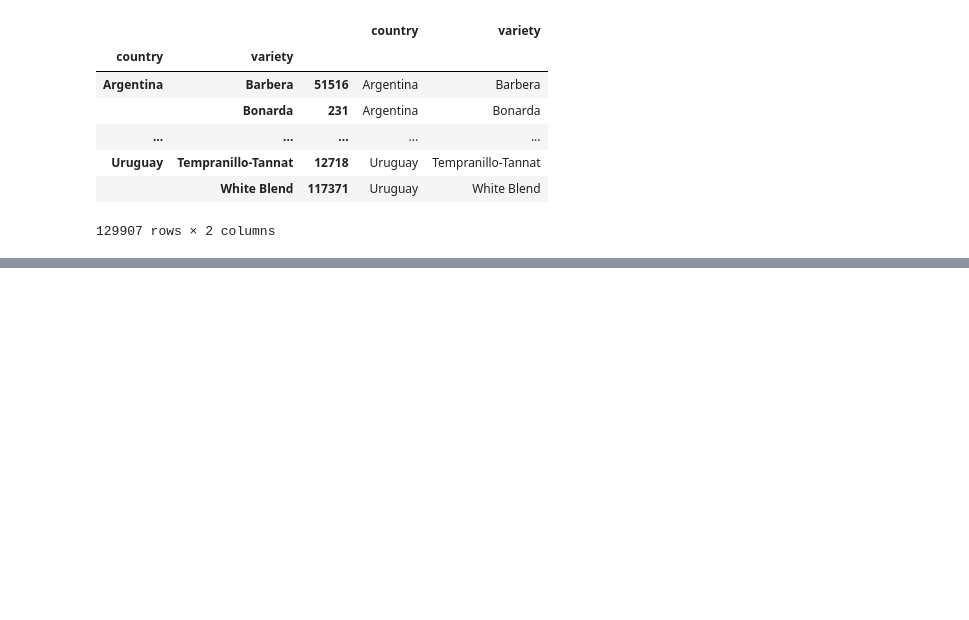
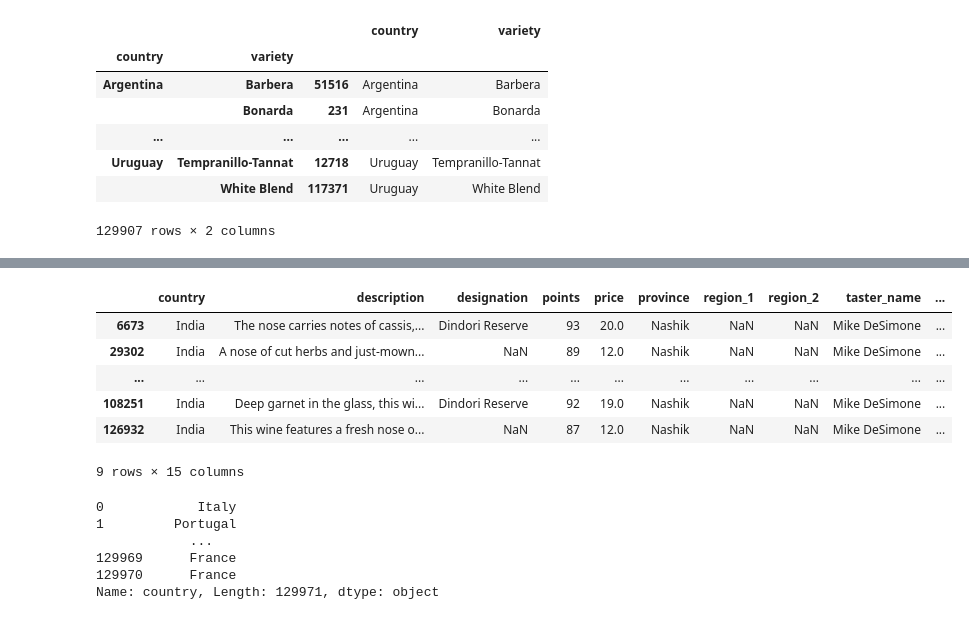
Before and after one commit to Iamsbharti/ML-AI, a Jupyter notebook: pandas/pandas_practice.ipynb, the cells around one changed output, grey strips where cells are left out. Drawn from its saved outputs; the diff is of its cells as text; code cells hidden in the pictures; blank space fills up the shorter version.

```diff
--- a/pandas/pandas_practice.ipynb
+++ b/pandas/pandas_practice.ipynb
@@ -827,0 +882,20 @@ df.loc[:,['country','variety']]
+# %%
+wine_data.loc[wine_data.country == 'India']
+# %% [output]
+|  | country | description | designation | points | price | province | region_1 | region_2 | taster_name | ... |
+| 6673 | India | The nose carries notes of cassis,... | Dindori Reserve | 93 | 20.0 | Nashik | NaN | NaN | Mike DeSimone | ... |
+| 29302 | India | A nose of cut herbs and just-mown... | NaN | 89 | 12.0 | Nashik | NaN | NaN | Mike DeSimone | ... |
+| ... | ... | ... | ... | ... | ... | ... | ... | ... | ... | ... |
+| 108251 | India | Deep garnet in the glass, this wi... | Dindori Reserve | 92 | 19.0 | Nashik | NaN | NaN | Mike DeSimone | ... |
+| 126932 | India | This wine features a fresh nose o... | NaN | 87 | 12.0 | Nashik | NaN | NaN | Mike DeSimone | ... |
+9 rows × 15 columns
+# %%
+# a non null value can also be replaced
+wine_data.country.replace('India','Hindustan')
+# %% [output]
+0            Italy
+1         Portugal
+            ...
+129969      France
+129970      France
+Name: country, Length: 129971, dtype: object
```
Also changed, not shown: parts of 8 cells of this notebook, 1 other file.
